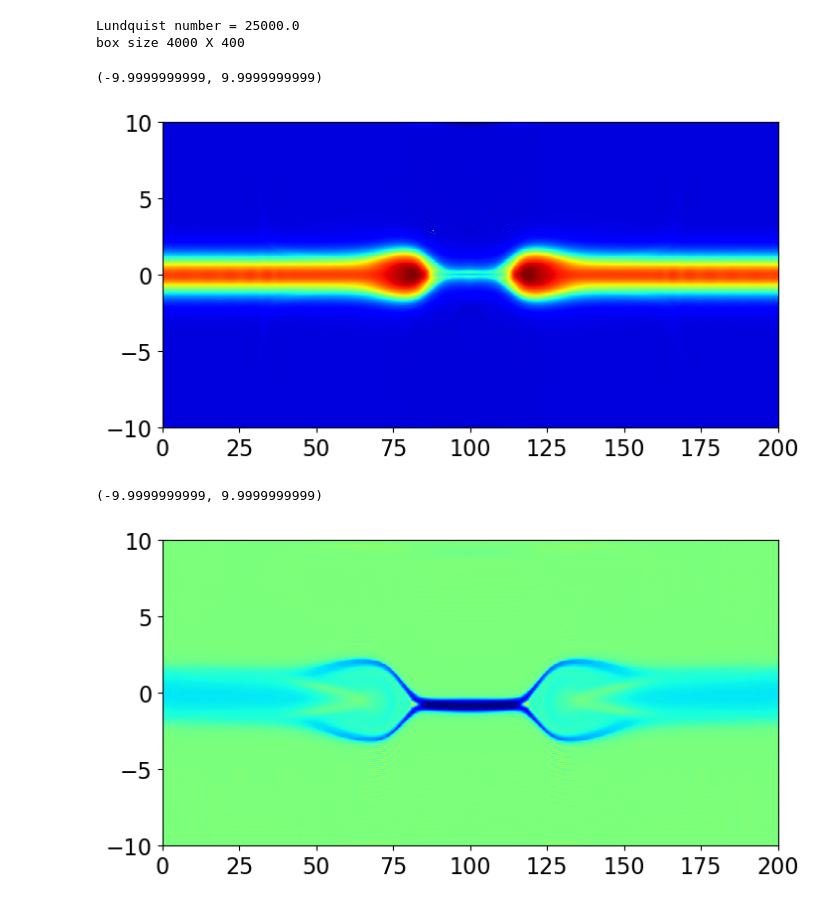
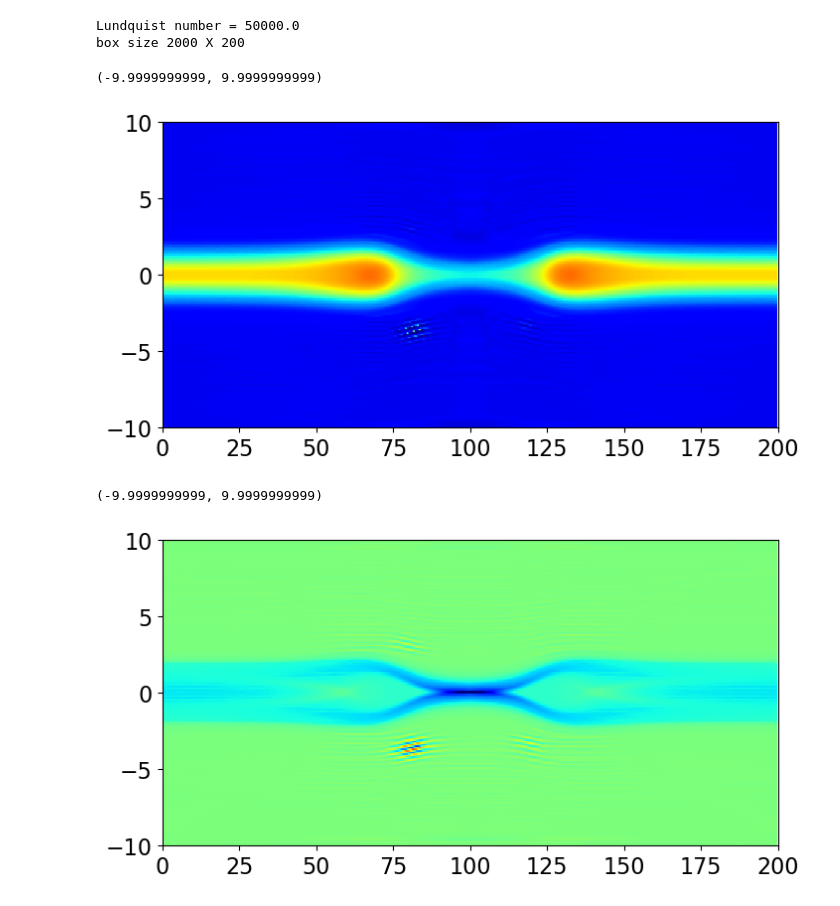
Before and after one commit to keita-akutagawa/ResistiveMHD_GPU, a Jupyter notebook: examples_2D/plasmoid/plasmoid.ipynb, the cells around one changed output. Cells and saved outputs as stored; diff of their text form; code cells hidden in the pictures.

```diff
--- a/examples_2D/plasmoid/plasmoid.ipynb
+++ b/examples_2D/plasmoid/plasmoid.ipynb
@@ -12,8 +12,8 @@ beta_upstream = 0.2
 VA = B0 / np.sqrt(rho0)
 x_max = 200.0
 y_max = 10.0
-dx = sheat_thickness / 20.0
-dy = sheat_thickness / 20.0
+dx = sheat_thickness / 10.0
+dy = sheat_thickness / 10.0
 nx = int(x_max / dx)
 ny = int(2.0 * y_max / dy)
 dt = 0.0
@@ -22,20 +22,20 @@ x = np.arange(0.0, x_max, dx)
 y = np.arange(-y_max, y_max, dy)
 X, Y = np.meshgrid(x, y)
 
-eta = 1.0 / 250.0
+eta = 1.0 / 500.0
 S = 0.5 * x_max * VA / eta
 print(f"Lundquist number = {S:.1f}")
 print(f"box size {nx} X {ny}")
 # %% [output]
-Lundquist number = 25000.0
-box size 4000 X 400
+Lundquist number = 50000.0
+box size 2000 X 200
 # %%
 fig = plt.figure(figsize=(8, 4))
 ax1 = fig.add_subplot(111)
 
 dirname = "results"
 #log = np.loadtxt(f"{dirname}/log_plasmoid.txt", delimiter=',')
-step = 10600
+step = 19000
 filename = f"{dirname}/plasmoid_{step}.bin"
 with open(filename, 'rb') as f:
     U = np.fromfile(f, dtype=np.float64)
@@ -68,41 +68,41 @@ ax1.set_xlim(+1e-10, x_max-1e-10)
 ax1.set_ylim(-y_max+1e-10, y_max-1e-10)
 # %% [output]
 (-9.9999999999, 9.9999999999)
-[figure, old version]
+[figure, new version]
 # %%
 fig = plt.figure(figsize=(8, 4))
 ax1 = fig.add_subplot(111)
 
 dirname = "results"
 #log = np.loadtxt(f"{dirname}/log_plasmoid.txt", delimiter=',')
-step = 16000
+step = 19000
 filename = f"{dirname}/plasmoid_{step}.bin"
 with open(filename, 'rb') as f:
     U = np.fromfile(f, dtype=np.float64)
 U = U.reshape(nx, ny, 8).T
 
 Bx = U[4, :, :]
 By = U[5, :, :]
 Bx = 0.5 * (Bx + np.roll(Bx, 1, axis=1))
 By = 0.5 * (By + np.roll(By, 1, axis=0))
 currentZ = (By - np.roll(By, 1, axis=1)) / dx - (Bx - np.roll(Bx, 1, axis=0)) / dy
 
 contour = ax1.pcolormesh(X, Y, currentZ, vmin=-2.0, vmax=2.0, cmap='jet')
 if step == 0:
     cbar = plt.colorbar(contour, ax=ax1)
     cbar.set_label(r"$j_z$", fontsize=24, rotation=0, labelpad=10)
 quiver_interval = 20
 #ax1.quiver(X[::quiver_interval, ::quiver_interval], Y[::quiver_interval, ::quiver_interval],
 #        u[::quiver_interval, ::quiver_interval], v[::quiver_interval, ::quiver_interval],
 #        scale=2.0, color='white')
 
 #ax1.text(0.8, 1.02, f"t = {log[int(step/100)][1]:.3f}", transform=ax1.transAxes, fontsize=16)
 ax1.tick_params(labelsize=16)
 ax1.set_xlim(+1e-10, x_max-1e-10)
 ax1.set_ylim(-y_max+1e-10, y_max-1e-10)
 # %% [output]
 (-9.9999999999, 9.9999999999)
-[figure, old version]
+[figure, new version]
 # %%
 fig = plt.figure(figsize=(8, 4))
 ax1 = fig.add_subplot(111)
```
Also changed, not shown: parts of 2 cells of this notebook, 2 other files.
